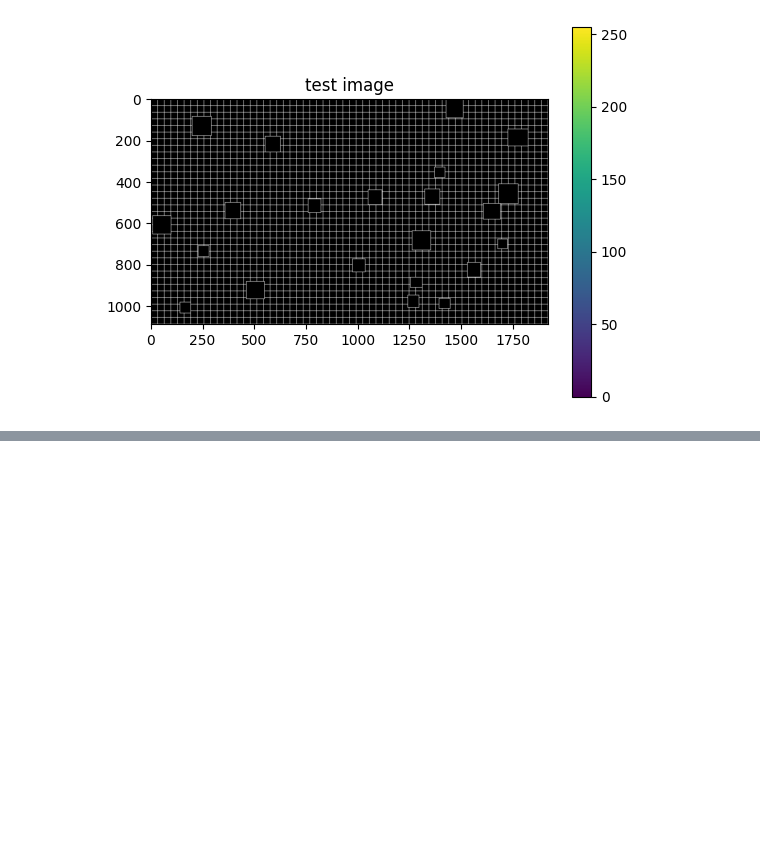
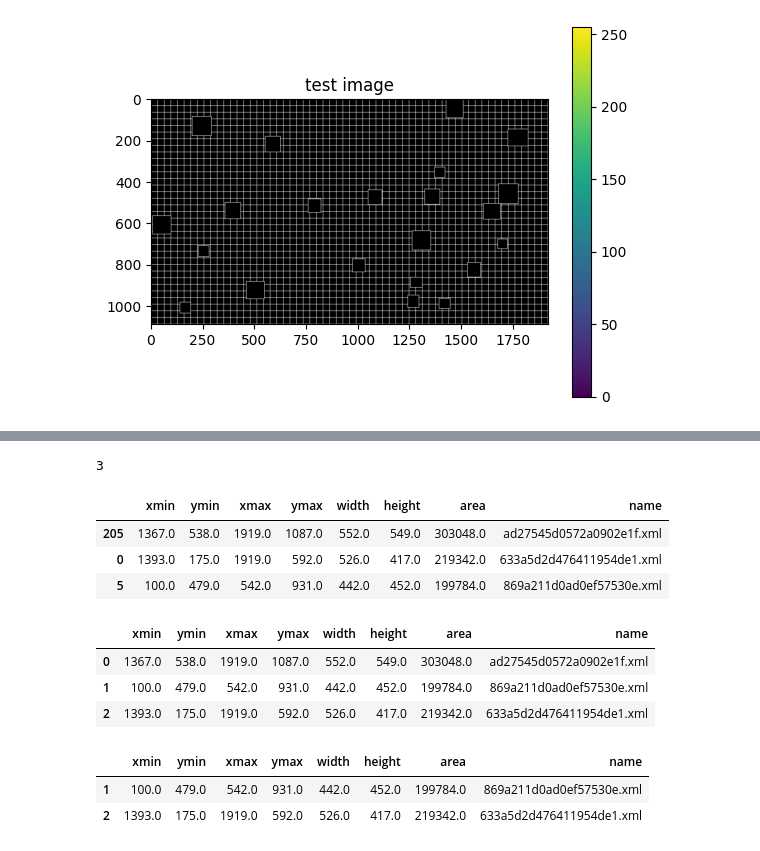
Before and after one commit to ManosMpampis/opendr, a Jupyter notebook: projects/python/perception/object_detection_2d/nanodet/dataset_manager.ipynb, the cells around one changed output, grey strips where cells are left out. Drawn from its saved outputs; the diff is of its cells as text; code cells hidden in the pictures; blank space fills up the shorter version.

```diff
--- a/projects/python/perception/object_detection_2d/nanodet/dataset_manager.ipynb
+++ b/projects/python/perception/object_detection_2d/nanodet/dataset_manager.ipynb
@@ -529,7 +445,7 @@ plt.show()
 # %% [output]
 [figure]
 # %%
-split = "train"
+split = "test"
 base_path = "/home/manos/hdd/Binary_Datasets"
 dataset_name = "Football"
 base_dataset_path = f'{base_path}/{dataset_name}'
@@ -722,0 +914,21 @@ plt.imsave("./predefined_examples/big_example3.jpg", new_image)
+# %%
+dell_df = df[df["width"]>=412]
+dell_df = dell_df[dell_df["height"]>=412]
+
+dell_df_2 = dell_df.sort_values(by=["name", "area"],  ascending=[False, False]).reset_index(drop=True)
+print(dell_df.shape[0])
+droped_df = dell_df_2.drop(labels=0, axis=0)
+display(dell_df, dell_df_2, droped_df)
+# %% [output]
+3
+|  | xmin | ymin | xmax | ymax | width | height | area | name |
+| 205 | 1367.0 | 538.0 | 1919.0 | 1087.0 | 552.0 | 549.0 | 303048.0 | ad27545d0572a0902e1f.xml |
+| 0 | 1393.0 | 175.0 | 1919.0 | 592.0 | 526.0 | 417.0 | 219342.0 | 633a5d2d476411954de1.xml |
+| 5 | 100.0 | 479.0 | 542.0 | 931.0 | 442.0 | 452.0 | 199784.0 | 869a211d0ad0ef57530e.xml |
+|  | xmin | ymin | xmax | ymax | width | height | area | name |
+| 0 | 1367.0 | 538.0 | 1919.0 | 1087.0 | 552.0 | 549.0 | 303048.0 | ad27545d0572a0902e1f.xml |
+| 1 | 100.0 | 479.0 | 542.0 | 931.0 | 442.0 | 452.0 | 199784.0 | 869a211d0ad0ef57530e.xml |
+| 2 | 1393.0 | 175.0 | 1919.0 | 592.0 | 526.0 | 417.0 | 219342.0 | 633a5d2d476411954de1.xml |
+|  | xmin | ymin | xmax | ymax | width | height | area | name |
+| 1 | 100.0 | 479.0 | 542.0 | 931.0 | 442.0 | 452.0 | 199784.0 | 869a211d0ad0ef57530e.xml |
+| 2 | 1393.0 | 175.0 | 1919.0 | 592.0 | 526.0 | 417.0 | 219342.0 | 633a5d2d476411954de1.xml |
```
Also changed, not shown: parts of 44 cells of this notebook, 18 other files.
